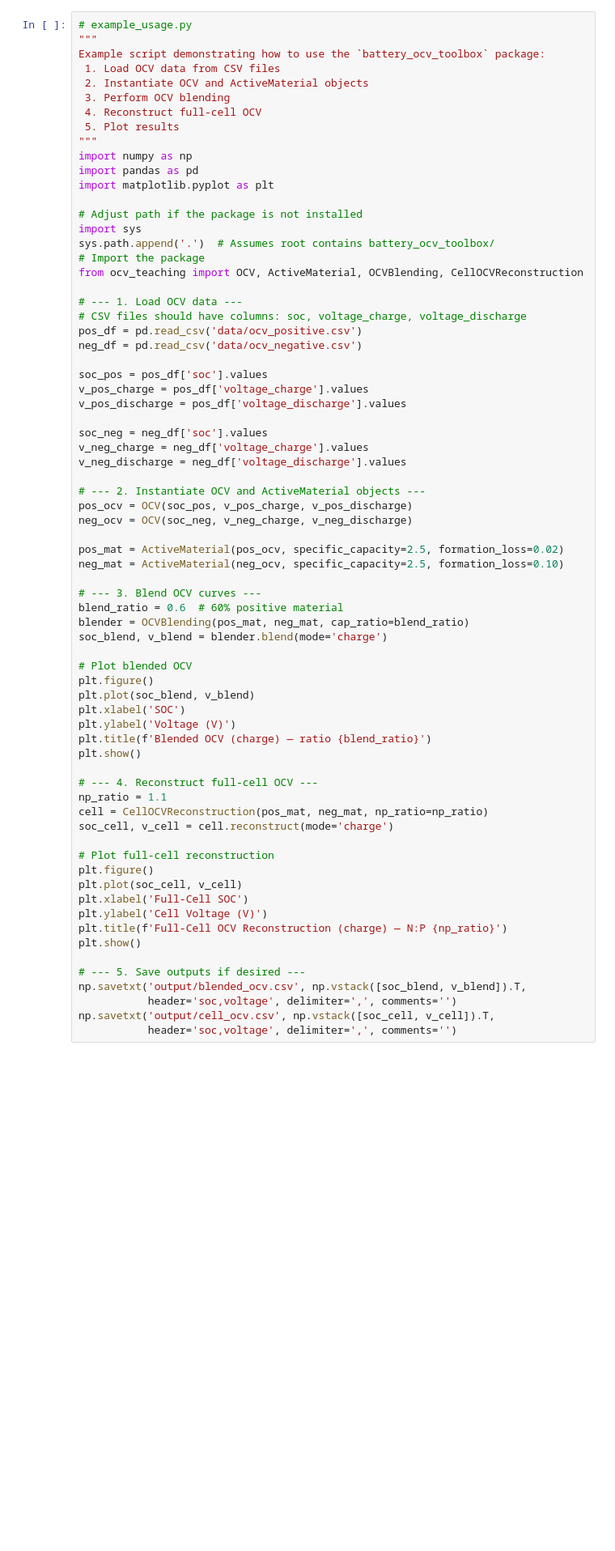
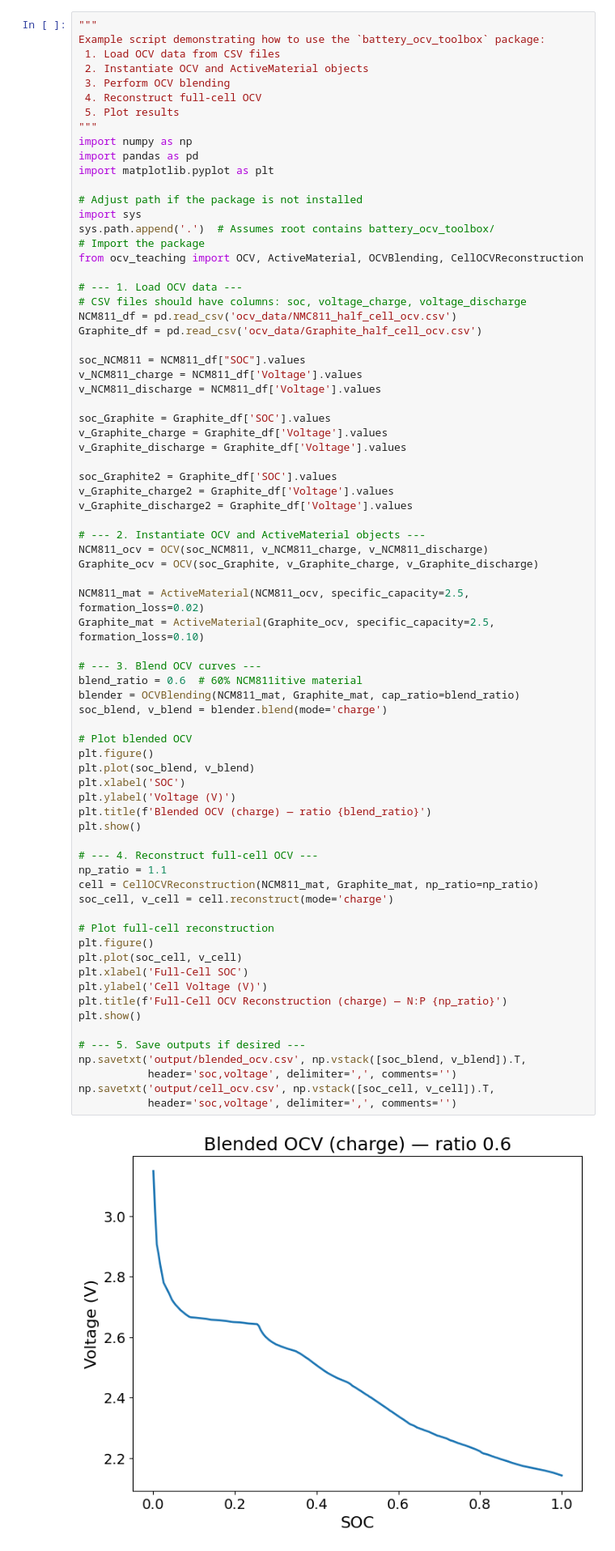
Before and after one commit to lvk93/ocv_teaching, a Jupyter notebook: test.ipynb, the cells around one changed output. Shown: that part at 81% size. Drawn from its saved outputs; the diff is of its cells as text; blank space fills up the shorter version.

```diff
--- a/test.ipynb
+++ b/test.ipynb
@@ -1,5 +32,4 @@
 # %%
-# example_usage.py
 """
 Example script demonstrating how to use the `battery_ocv_toolbox` package:
  1. Load OCV data from CSV files
@@ -20,53 +50,58 @@ from ocv_teaching import OCV, ActiveMaterial, OCVBlending, CellOCVReconstruction
 
 # --- 1. Load OCV data ---
 # CSV files should have columns: soc, voltage_charge, voltage_discharge
-pos_df = pd.read_csv('data/ocv_positive.csv')
-neg_df = pd.read_csv('data/ocv_negative.csv')
+NCM811_df = pd.read_csv('ocv_data/NMC811_half_cell_ocv.csv')
+Graphite_df = pd.read_csv('ocv_data/Graphite_half_cell_ocv.csv')
 
-soc_pos = pos_df['soc'].values
-v_pos_charge = pos_df['voltage_charge'].values
-v_pos_discharge = pos_df['voltage_discharge'].values
+soc_NCM811 = NCM811_df["SOC"].values
+v_NCM811_charge = NCM811_df['Voltage'].values
+v_NCM811_discharge = NCM811_df['Voltage'].values
 
-soc_neg = neg_df['soc'].values
-v_neg_charge = neg_df['voltage_charge'].values
-v_neg_discharge = neg_df['voltage_discharge'].values
+soc_Graphite = Graphite_df['SOC'].values
+v_Graphite_charge = Graphite_df['Voltage'].values
+v_Graphite_discharge = Graphite_df['Voltage'].values
+
+soc_Graphite2 = Graphite_df['SOC'].values
+v_Graphite_charge2 = Graphite_df['Voltage'].values
+v_Graphite_discharge2 = Graphite_df['Voltage'].values
 
 # --- 2. Instantiate OCV and ActiveMaterial objects ---
-pos_ocv = OCV(soc_pos, v_pos_charge, v_pos_discharge)
-neg_ocv = OCV(soc_neg, v_neg_charge, v_neg_discharge)
+NCM811_ocv = OCV(soc_NCM811, v_NCM811_charge, v_NCM811_discharge)
+Graphite_ocv = OCV(soc_Graphite, v_Graphite_charge, v_Graphite_discharge)
 
-pos_mat = ActiveMaterial(pos_ocv, specific_capacity=2.5, formation_loss=0.02)
-neg_mat = ActiveMaterial(neg_ocv, specific_capacity=2.5, formation_loss=0.10)
+NCM811_mat = ActiveMaterial(NCM811_ocv, specific_capacity=2.5, formation_loss=0.02)
+Graphite_mat = ActiveMaterial(Graphite_ocv, specific_capacity=2.5, formation_loss=0.10)
 
 # --- 3. Blend OCV curves ---
-blend_ratio = 0.6  # 60% positive material
-blender = OCVBlending(pos_mat, neg_mat, cap_ratio=blend_ratio)
+blend_ratio = 0.6  # 60% NCM811itive material
+blender = OCVBlending(NCM811_mat, Graphite_mat, cap_ratio=blend_ratio)
 soc_blend, v_blend = blender.blend(mode='charge')
 
 # Plot blended OCV
 plt.figure()
 plt.plot(soc_blend, v_blend)
 plt.xlabel('SOC')
 plt.ylabel('Voltage (V)')
 plt.title(f'Blended OCV (charge) — ratio {blend_ratio}')
 plt.show()
 
 # --- 4. Reconstruct full-cell OCV ---
 np_ratio = 1.1
-cell = CellOCVReconstruction(pos_mat, neg_mat, np_ratio=np_ratio)
+cell = CellOCVReconstruction(NCM811_mat, Graphite_mat, np_ratio=np_ratio)
 soc_cell, v_cell = cell.reconstruct(mode='charge')
 
 # Plot full-cell reconstruction
 plt.figure()
 plt.plot(soc_cell, v_cell)
 plt.xlabel('Full-Cell SOC')
 plt.ylabel('Cell Voltage (V)')
 plt.title(f'Full-Cell OCV Reconstruction (charge) — N:P {np_ratio}')
 plt.show()
 
 # --- 5. Save outputs if desired ---
 np.savetxt('output/blended_ocv.csv', np.vstack([soc_blend, v_blend]).T,
            header='soc,voltage', delimiter=',', comments='')
 np.savetxt('output/cell_ocv.csv', np.vstack([soc_cell, v_cell]).T,
            header='soc,voltage', delimiter=',', comments='')
 # %% [output]
+[figure, added]
```
Also changed, not shown: parts of 7 cells of this notebook, 4 other files.
